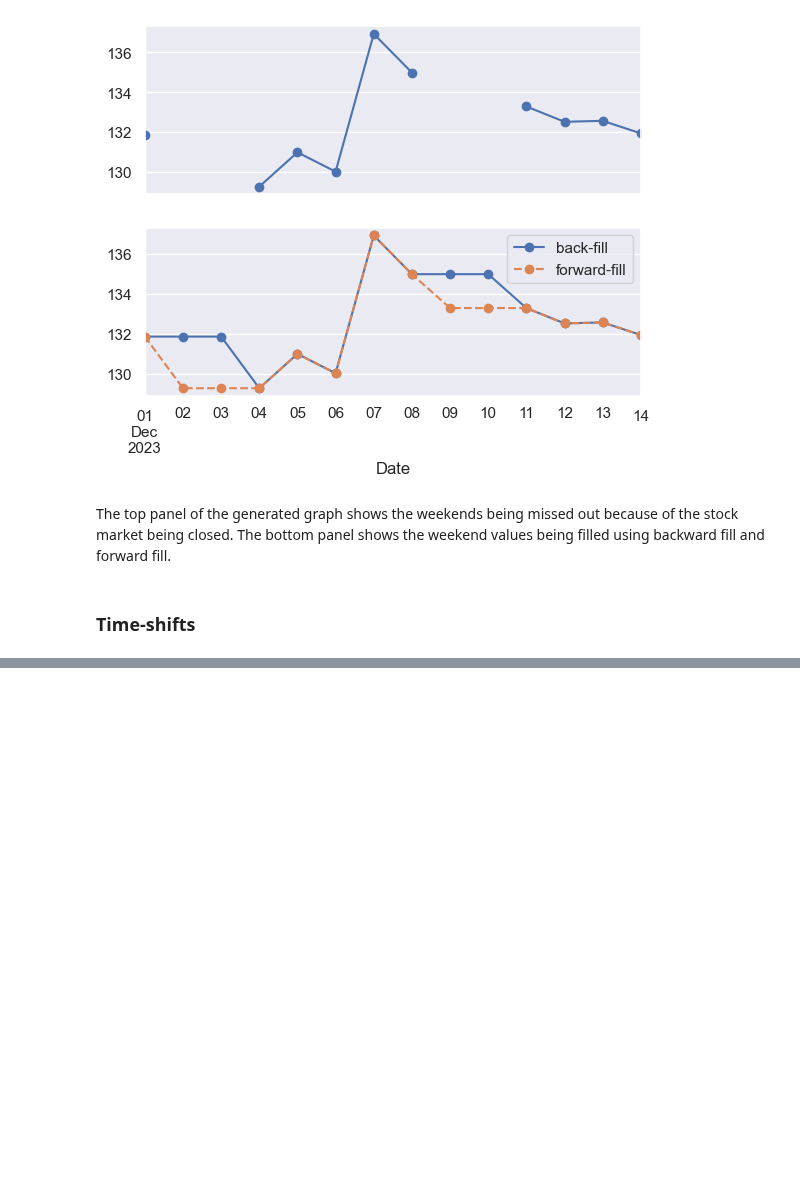
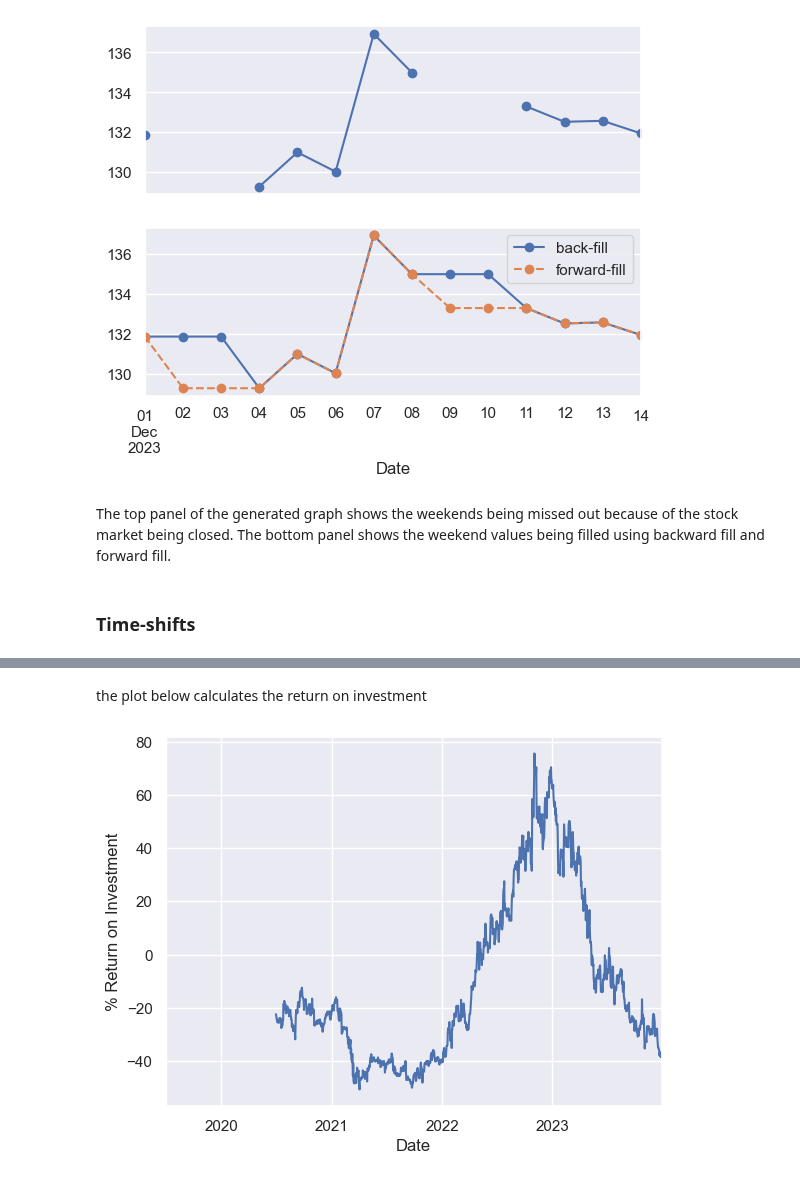
Before and after one commit to denis-james/Self-Learning, a Jupyter notebook: Pandas/11. Working with Time Series Data.ipynb, the cells around one changed output, grey strips where cells are left out. Cells and saved outputs as stored; diff of their text form; code cells hidden in the pictures; blank space fills up the shorter version.

```diff
--- a/Pandas/11. Working with Time Series Data.ipynb
+++ b/Pandas/11. Working with Time Series Data.ipynb
@@ -312,0 +336,8 @@ AttributeError: 'Series' object has no attribute 'tshift'
+# %% [markdown]
+the plot below calculates the return on investment
+# %%
+ROI = 100 * (goog.shift(365) / goog - 1)
+ROI.plot()
+plt.ylabel('% Return on Investment');
+# %% [output]
+[figure, added]
```
Also changed, not shown: parts of 8 cells of this notebook.
